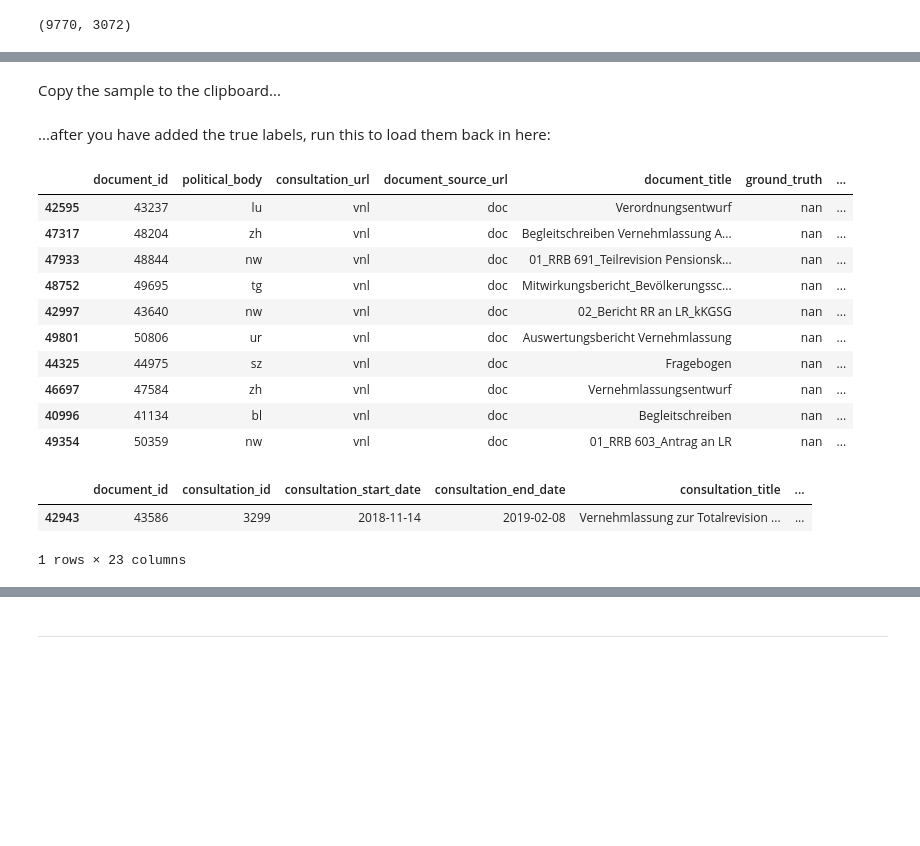
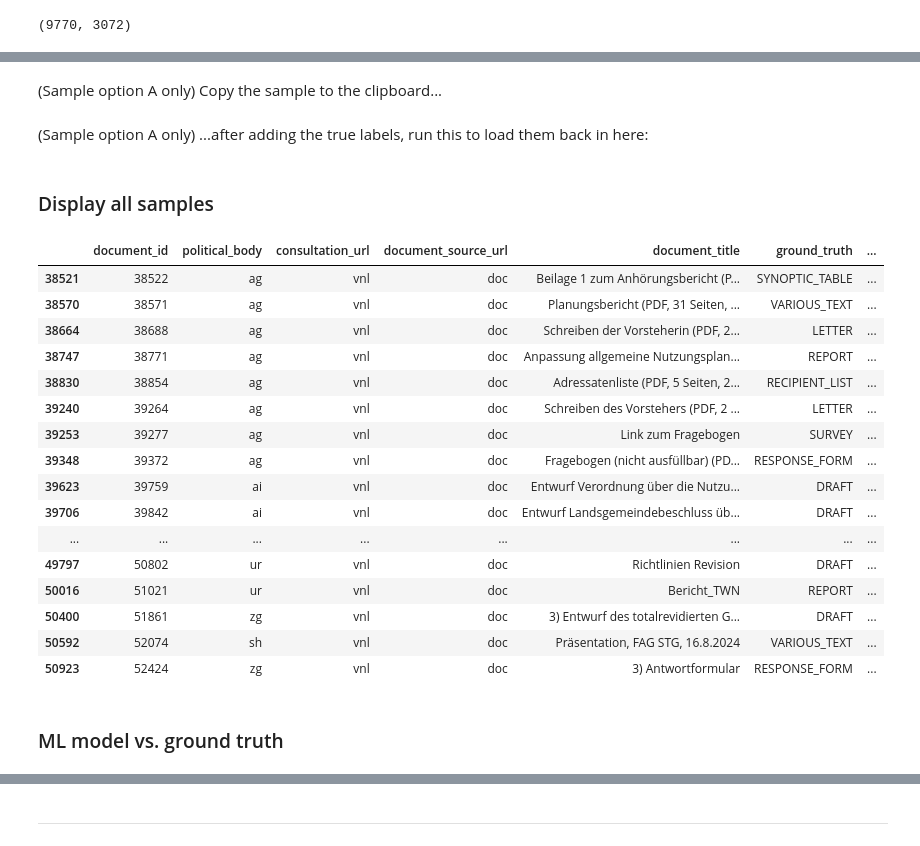
Before and after one commit to Demokratis-ch/demokratis-ml, a Jupyter notebook: research/document_types/VM_document_type_classifier.ipynb, the cells around one changed output, grey strips where cells are left out. Saved outputs shown, nothing was run; the diff lists cells and outputs as text; code cells hidden in the pictures; blank space fills up the shorter version.

Commit message:
More work on evaluating the doc type classifiers (ML and rule-based)

```diff
--- a/research/document_types/VM_document_type_classifier.ipynb
+++ b/research/document_types/VM_document_type_classifier.ipynb
@@ -426,0 +425,12 @@ sample_batch = df_opd.sample(10)
+# %%
+# Option A: random sample
+# sample_batch = df_opd.sample(10)
+
+# Option B: Use the same sample batch for now: the one where we've manually added ground truth labels
+ground_truth = pd.read_excel(REPOSITORY_ROOT / "research" / "document_types" / "ground_truth.xlsx")[
+    ["document_id", "ground_truth"]
+].set_index("document_id")
+ground_truth = ground_truth.dropna()
+
+sample_batch = df_opd[df_opd["document_id"].isin(ground_truth.index)].copy()
+print(len(sample_batch))
@@ -434,3 +448,3 @@ sample_batch["prediction_ml"] = y_encoder.inverse_transform(sample_predictions.r
 # %% [markdown]
-Copy the sample to the clipboard...
+(Sample option A only) Copy the sample to the clipboard...
 # %%
@@ -438,43 +452,50 @@ sample_batch[["document_id", "document_source_url", "document_title"]].to_clipbo
 # %% [markdown]
-...after you have added the true labels, run this to load them back in here:
+(Sample option A only)  ...after adding the true labels, run this to load them back in here:
 # %%
-ground_truth = pd.read_excel(REPOSITORY_ROOT / "research" / "document_types" / "ground_truth.xlsx")[
-    ["document_id", "ground_truth"]
-].set_index("document_id")
-sample_batch = sample_batch.join(ground_truth, on="document_id")
+# ground_truth = pd.read_excel(REPOSITORY_ROOT / "research" / "document_types" / "ground_truth.xlsx")[
+#     ["document_id", "ground_truth"]
+# ].set_index("document_id")
+
+sample_batch_with_ground_truth = sample_batch.join(ground_truth, on="document_id")
+# %% [markdown]
+### Display all samples
 # %%
-sample_batch[
+sample_batch_with_ground_truth[
     [
         "document_id",
         "political_body",
         "consultation_url",
         "document_source_url",
         "document_title",
         "ground_truth",
         "prediction_rule",
         "prediction_ml",
     ]
 ].style.format(
     {
         "consultation_url": lambda x: f'<a href="{x}">vnl</a>',
         "document_source_url": lambda x: f'<a href="{x}">doc</a>',
     }
 ).set_table_styles([{"selector": "th,td", "props": [("text-align", "left")]}])
 # %% [output]
 |  | document_id | political_body | consultation_url | document_source_url | document_title | ground_truth | ... |
-| 42595 | 43237 | lu | vnl | doc | Verordnungsentwurf | nan | ... |
-| 47317 | 48204 | zh | vnl | doc | Begleitschreiben Vernehmlassung A... | nan | ... |
-| 47933 | 48844 | nw | vnl | doc | 01_RRB 691_Teilrevision Pensionsk... | nan | ... |
-| 48752 | 49695 | tg | vnl | doc | Mitwirkungsbericht_Bevölkerungssc... | nan | ... |
-| 42997 | 43640 | nw | vnl | doc | 02_Bericht RR an LR_kKGSG | nan | ... |
-| 49801 | 50806 | ur | vnl | doc | Auswertungsbericht Vernehmlassung | nan | ... |
-| 44325 | 44975 | sz | vnl | doc | Fragebogen | nan | ... |
-| 46697 | 47584 | zh | vnl | doc | Vernehmlassungsentwurf | nan | ... |
-| 40996 | 41134 | bl | vnl | doc | Begleitschreiben | nan | ... |
-| 49354 | 50359 | nw | vnl | doc | 01_RRB 603_Antrag an LR | nan | ... |
+| 38521 | 38522 | ag | vnl | doc | Beilage 1 zum Anhörungsbericht (P... | SYNOPTIC_TABLE | ... |
+| 38570 | 38571 | ag | vnl | doc | Planungsbericht (PDF, 31 Seiten, ... | VARIOUS_TEXT | ... |
+| 38664 | 38688 | ag | vnl | doc | Schreiben der Vorsteherin (PDF, 2... | LETTER | ... |
+| 38747 | 38771 | ag | vnl | doc | Anpassung allgemeine Nutzungsplan... | REPORT | ... |
+| 38830 | 38854 | ag | vnl | doc | Adressatenliste (PDF, 5 Seiten, 2... | RECIPIENT_LIST | ... |
+| 39240 | 39264 | ag | vnl | doc | Schreiben des Vorstehers (PDF, 2 ... | LETTER | ... |
+| 39253 | 39277 | ag | vnl | doc | Link zum Fragebogen | SURVEY | ... |
+| 39348 | 39372 | ag | vnl | doc | Fragebogen (nicht ausfüllbar) (PD... | RESPONSE_FORM | ... |
+| 39623 | 39759 | ai | vnl | doc | Entwurf Verordnung über die Nutzu... | DRAFT | ... |
+| 39706 | 39842 | ai | vnl | doc | Entwurf Landsgemeindebeschluss üb... | DRAFT | ... |
+| ... | ... | ... | ... | ... | ... | ... | ... |
+| 49797 | 50802 | ur | vnl | doc | Richtlinien Revision | DRAFT | ... |
+| 50016 | 51021 | ur | vnl | doc | Bericht_TWN | REPORT | ... |
+| 50400 | 51861 | zg | vnl | doc | 3) Entwurf des totalrevidierten G... | DRAFT | ... |
+| 50592 | 52074 | sh | vnl | doc | Präsentation, FAG STG, 16.8.2024 | VARIOUS_TEXT | ... |
+| 50923 | 52424 | zg | vnl | doc | 3) Antwortformular | RESPONSE_FORM | ... |
 # %%
-sample_batch.loc[sample_batch["document_id"] == 43586]  # noqa: PLR2004
+# sample_batch.loc[sample_batch["document_id"] == 48487]
-# %% [output]
-|  | document_id | consultation_id | consultation_start_date | consultation_end_date | consultation_title | ... |
-| 42943 | 43586 | 3299 | 2018-11-14 | 2019-02-08 | Vernehmlassung zur Totalrevision ... | ... |
-1 rows × 23 columns
+# %% [markdown]
+### ML model vs. ground truth
```
Also changed, not shown: parts of 11 cells of this notebook, 2 other files.
